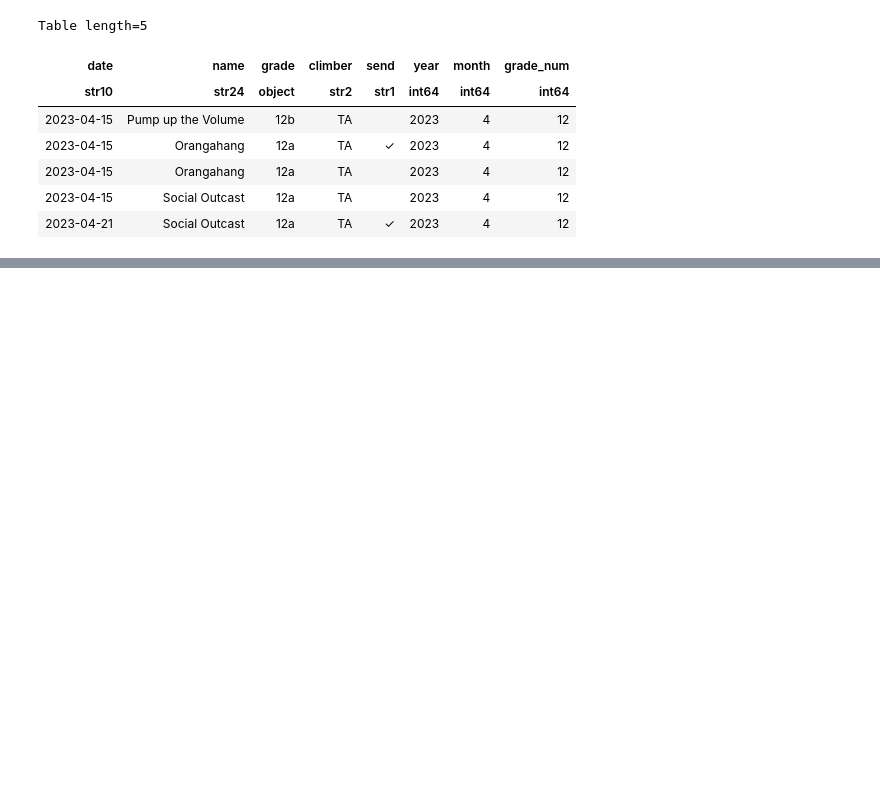
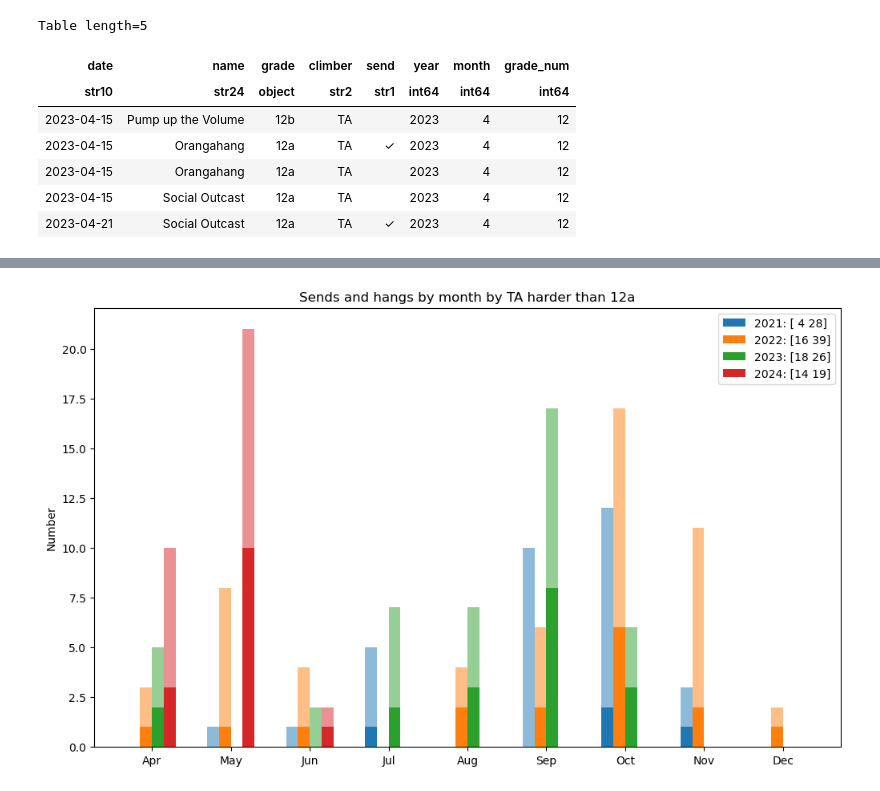
Before and after one commit to taldcroft/climb-stats, a Jupyter notebook: climb-stats.ipynb, the cells around one changed output, grey strips where cells are left out. Saved outputs shown, nothing was run; the diff lists cells and outputs as text; code cells hidden in the pictures; blank space fills up the shorter version.

```diff
--- a/climb-stats.ipynb
+++ b/climb-stats.ipynb
@@ -274,0 +297,16 @@ grouped_bar_chart(climbs, func=count_days, title="Days outside climbing")
+# %%
+def count_climbs_sends_hangs(climbs):
+    ok = climbs["send"] == "✓"
+    return np.count_nonzero(ok), np.count_nonzero(~ok)
+# %%
+plot_climb_stats(
+    climbs,
+    climber="TA",
+    grade_min="12a",
+    # grade_max="13a",
+    func=count_climbs_sends_hangs,
+    func_default=(0, 0),
+    title="Sends and hangs",
+)
+# %% [output]
+[figure, added]
```
Also changed, not shown: parts of 4 cells of this notebook, 2 other files.
